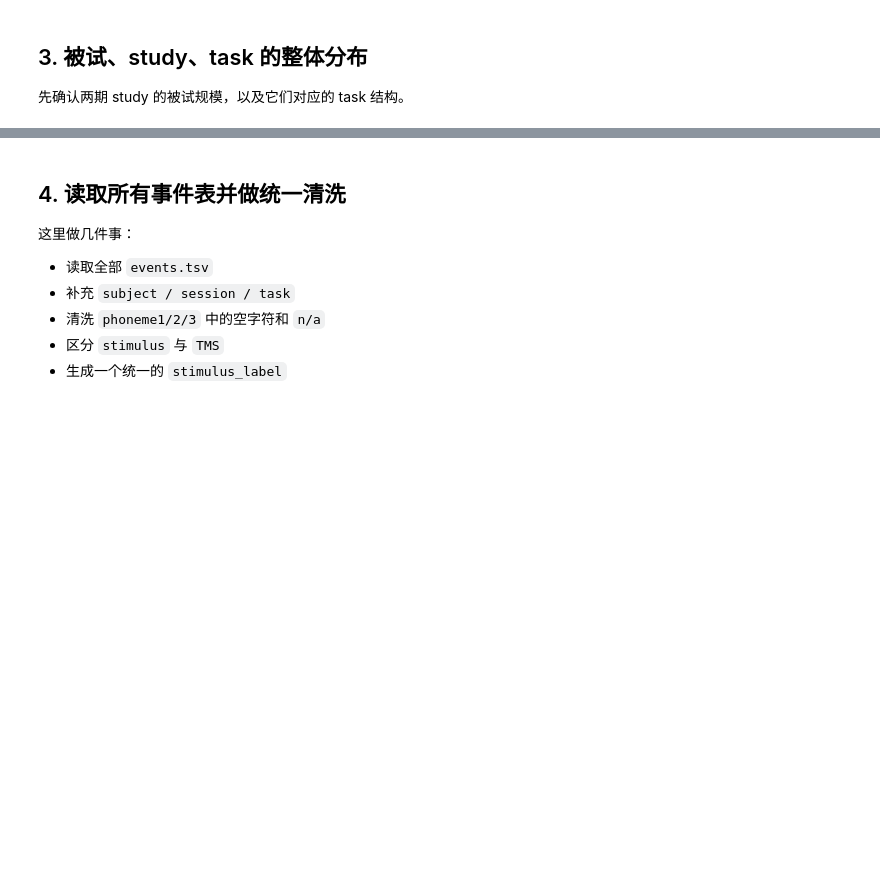
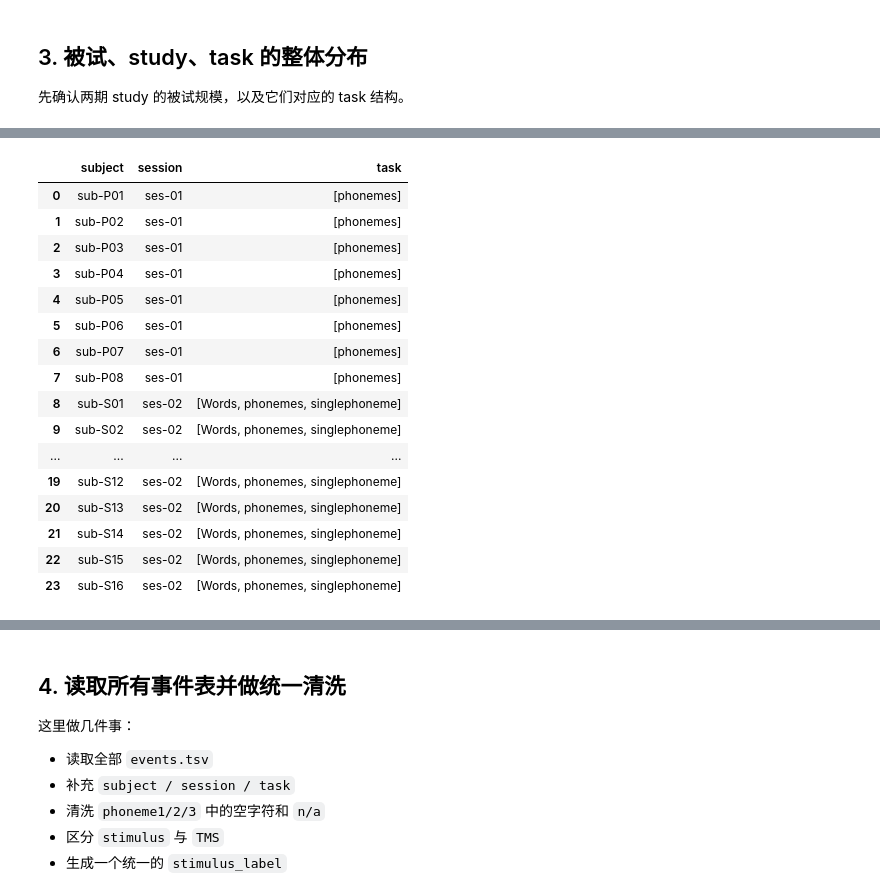
Before and after one commit to samxiexs/eeg-voice, a Jupyter notebook: notebooks/explore_ds006104_step_by_step.ipynb, the cells around one changed output, grey strips where cells are left out. Saved outputs shown, nothing was run; the diff lists cells and outputs as text; code cells hidden in the pictures; blank space fills up the shorter version.

```diff
--- a/notebooks/explore_ds006104_step_by_step.ipynb
+++ b/notebooks/explore_ds006104_step_by_step.ipynb
@@ -188,6 +295,24 @@ participants["study"].value_counts().rename_axis("study").reset_index(name="n_pa
 # %%
 task_counts = edf_index.groupby(["subject", "session"])["task"].agg(list).reset_index()
-task_counts.head(12)
+task_counts
+# %% [output]
+|  | subject | session | task |
+| 0 | sub-P01 | ses-01 | [phonemes] |
+| 1 | sub-P02 | ses-01 | [phonemes] |
+| 2 | sub-P03 | ses-01 | [phonemes] |
+| 3 | sub-P04 | ses-01 | [phonemes] |
+| 4 | sub-P05 | ses-01 | [phonemes] |
+| 5 | sub-P06 | ses-01 | [phonemes] |
+| 6 | sub-P07 | ses-01 | [phonemes] |
+| 7 | sub-P08 | ses-01 | [phonemes] |
+| 8 | sub-S01 | ses-02 | [Words, phonemes, singlephoneme] |
+| 9 | sub-S02 | ses-02 | [Words, phonemes, singlephoneme] |
+| ... | ... | ... | ... |
+| 19 | sub-S12 | ses-02 | [Words, phonemes, singlephoneme] |
+| 20 | sub-S13 | ses-02 | [Words, phonemes, singlephoneme] |
+| 21 | sub-S14 | ses-02 | [Words, phonemes, singlephoneme] |
+| 22 | sub-S15 | ses-02 | [Words, phonemes, singlephoneme] |
+| 23 | sub-S16 | ses-02 | [Words, phonemes, singlephoneme] |
 # %%
 summary_by_task = (
     edf_index.groupby("task")
```
Also changed, not shown: parts of 43 cells of this notebook, 15 other files.
